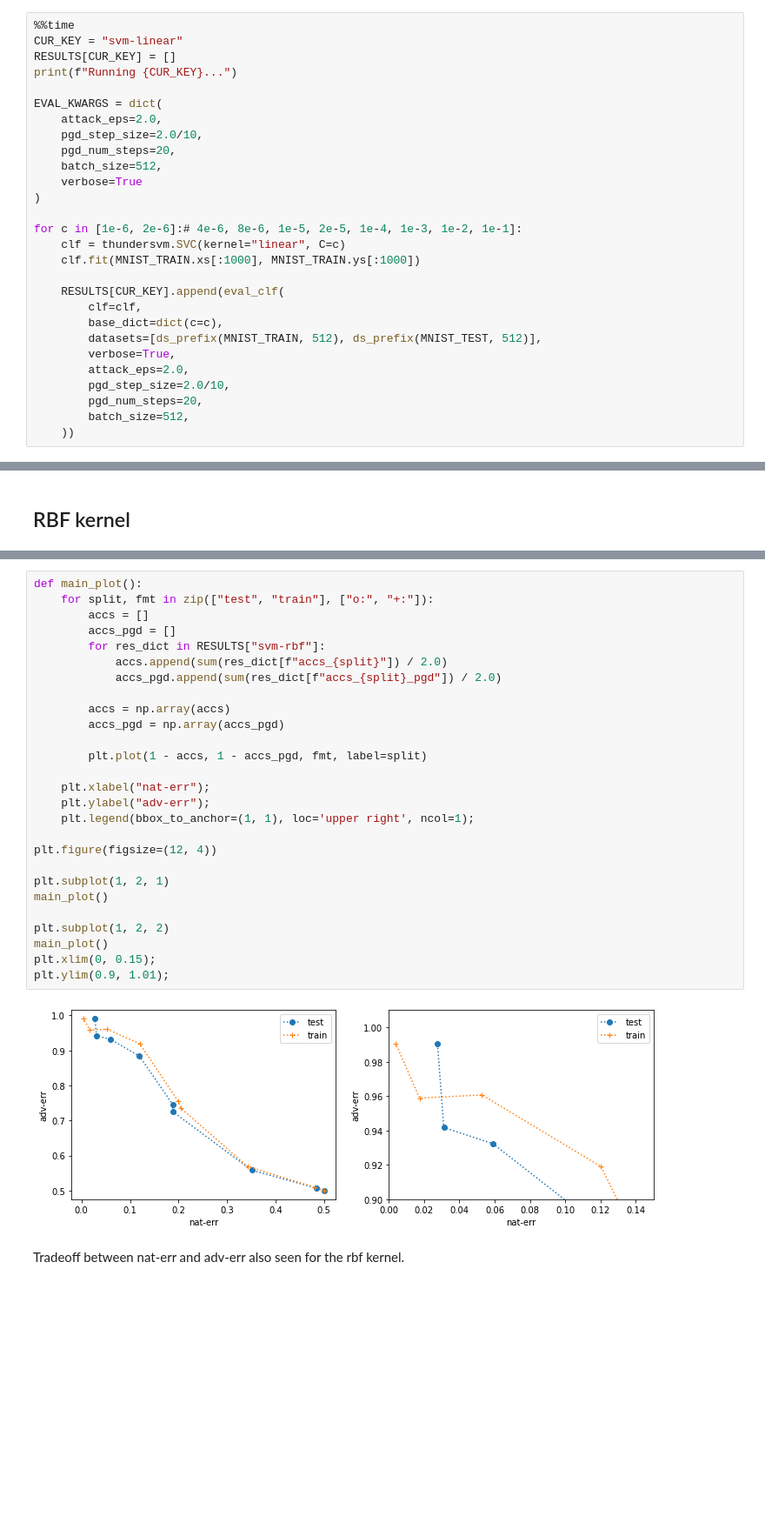
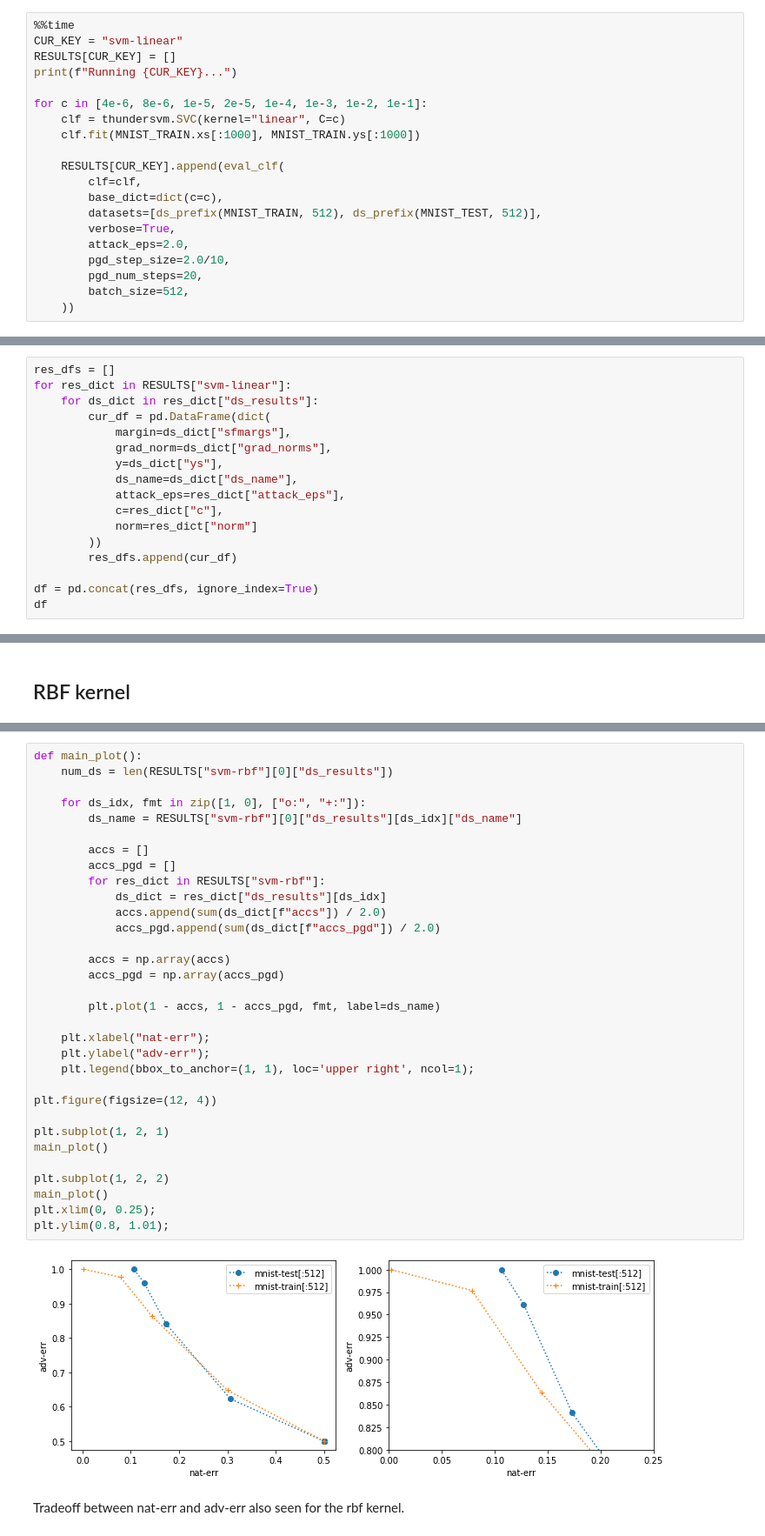
Before and after one commit to GilgameshxZero/adversarial-ntks, a Jupyter notebook: notebooks/svm/svm-tradeoff.ipynb, the cells around one changed output, grey strips where cells are left out. Shown at 87% size. Saved outputs shown, nothing was run; the diff lists cells and outputs as text; blank space fills up the shorter version.

```diff
--- a/notebooks/svm/svm-tradeoff.ipynb
+++ b/notebooks/svm/svm-tradeoff.ipynb
@@ -266,15 +191,7 @@ CUR_KEY = "svm-linear"
 RESULTS[CUR_KEY] = []
 print(f"Running {CUR_KEY}...")
 
-EVAL_KWARGS = dict(
-    attack_eps=2.0,
-    pgd_step_size=2.0/10,
-    pgd_num_steps=20,
-    batch_size=512,
-    verbose=True
-)
-
-for c in [1e-6, 2e-6]:# 4e-6, 8e-6, 1e-5, 2e-5, 1e-4, 1e-3, 1e-2, 1e-1]:
+for c in [4e-6, 8e-6, 1e-5, 2e-5, 1e-4, 1e-3, 1e-2, 1e-1]:
     clf = thundersvm.SVC(kernel="linear", C=c)
     clf.fit(MNIST_TRAIN.xs[:1000], MNIST_TRAIN.ys[:1000])
 
@@ -378,0 +288,17 @@ plt.legend(bbox_to_anchor=(1, 0), loc='lower left', ncol=1);
+# %%
+res_dfs = []
+for res_dict in RESULTS["svm-linear"]:
+    for ds_dict in res_dict["ds_results"]:
+        cur_df = pd.DataFrame(dict(
+            margin=ds_dict["sfmargs"],
+            grad_norm=ds_dict["grad_norms"],
+            y=ds_dict["ys"],
+            ds_name=ds_dict["ds_name"],
+            attack_eps=res_dict["attack_eps"],
+            c=res_dict["c"],
+            norm=res_dict["norm"]
+        ))
+        res_dfs.append(cur_df)
+
+df = pd.concat(res_dfs, ignore_index=True)
+df
@@ -428,31 +420,36 @@ Adversarial
 # %%
 def main_plot():
-    for split, fmt in zip(["test", "train"], ["o:", "+:"]):
+    num_ds = len(RESULTS["svm-rbf"][0]["ds_results"])
+
+    for ds_idx, fmt in zip([1, 0], ["o:", "+:"]):
+        ds_name = RESULTS["svm-rbf"][0]["ds_results"][ds_idx]["ds_name"]
+
         accs = []
         accs_pgd = []
         for res_dict in RESULTS["svm-rbf"]:
-            accs.append(sum(res_dict[f"accs_{split}"]) / 2.0)
-            accs_pgd.append(sum(res_dict[f"accs_{split}_pgd"]) / 2.0)
+            ds_dict = res_dict["ds_results"][ds_idx]
+            accs.append(sum(ds_dict[f"accs"]) / 2.0)
+            accs_pgd.append(sum(ds_dict[f"accs_pgd"]) / 2.0)
 
         accs = np.array(accs)
         accs_pgd = np.array(accs_pgd)
 
-        plt.plot(1 - accs, 1 - accs_pgd, fmt, label=split)
+        plt.plot(1 - accs, 1 - accs_pgd, fmt, label=ds_name)
 
     plt.xlabel("nat-err");
     plt.ylabel("adv-err");
     plt.legend(bbox_to_anchor=(1, 1), loc='upper right', ncol=1);
 
 plt.figure(figsize=(12, 4))
 
 plt.subplot(1, 2, 1)
 main_plot()
 
 plt.subplot(1, 2, 2)
 main_plot()
-plt.xlim(0, 0.15);
-plt.ylim(0.9, 1.01);
+plt.xlim(0, 0.25);
+plt.ylim(0.8, 1.01);
 # %% [output]
-[figure, old version]
+[figure, new version]
 # %% [markdown]
 Tradeoff between nat-err and adv-err also seen for the rbf kernel.
```
Also changed, not shown: parts of 35 cells of this notebook.
